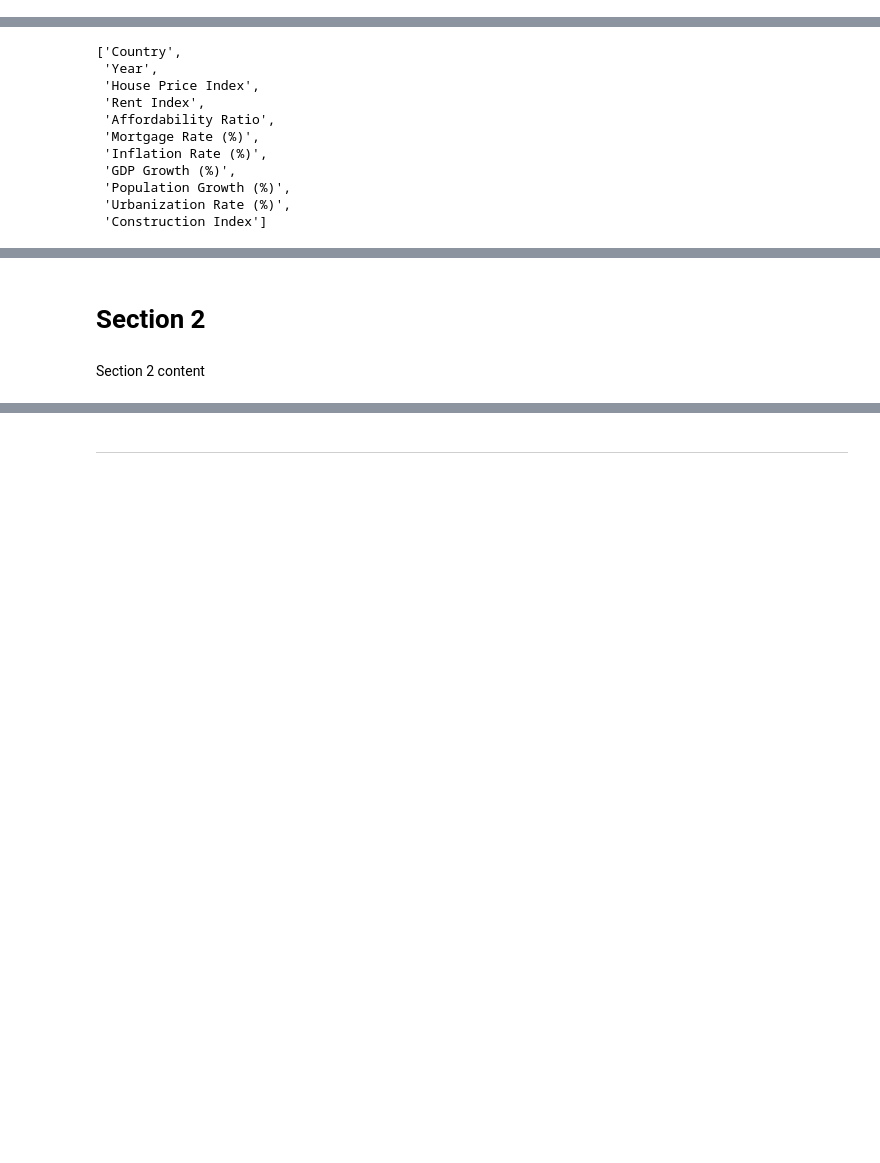
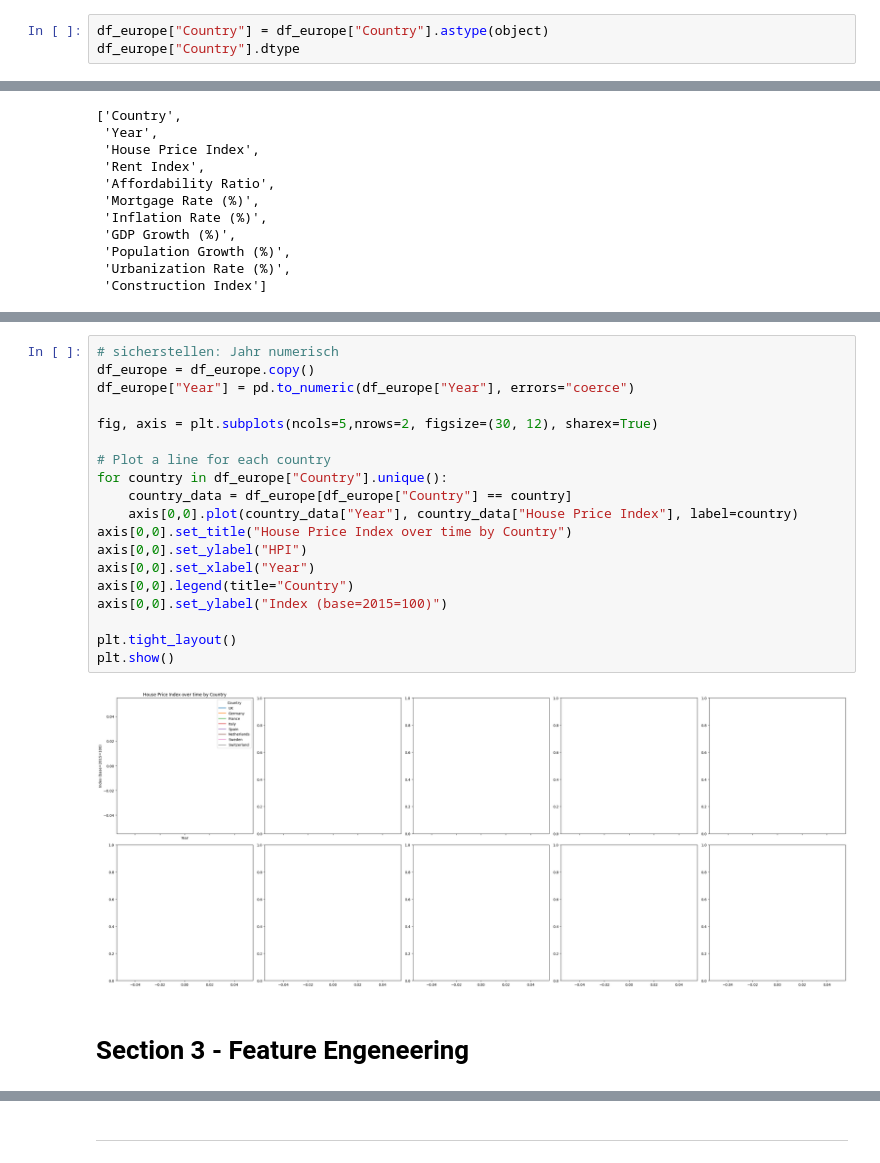
Before and after one commit to MaximilianKlein92/data_anaylsis_global_housing_market, a Jupyter notebook: jupyter_notebooks/ETL.ipynb, the cells around one changed output, grey strips where cells are left out. Drawn from its saved outputs; the diff is of its cells as text; blank space fills up the shorter version.

Commit message:
Finisched ETL still open is the feature engeneering

```diff
--- a/jupyter_notebooks/ETL.ipynb
+++ b/jupyter_notebooks/ETL.ipynb
@@ -162,3 +162,6 @@ df_europe["Year"].head(5)
 3    2018
 4    2019
 Name: Year, dtype: period[A-DEC]
+# %%
+df_europe["Country"] = df_europe["Country"].astype(object)
+df_europe["Country"].dtype
@@ -193,4 +260,23 @@ df_europe.columns.to_list()
+# %%
+# sicherstellen: Jahr numerisch
+df_europe = df_europe.copy()
+df_europe["Year"] = pd.to_numeric(df_europe["Year"], errors="coerce")
+
+fig, axis = plt.subplots(ncols=5,nrows=2, figsize=(30, 12), sharex=True)
+
+# Plot a line for each country
+for country in df_europe["Country"].unique():
+    country_data = df_europe[df_europe["Country"] == country]
+    axis[0,0].plot(country_data["Year"], country_data["House Price Index"], label=country)
+axis[0,0].set_title("House Price Index over time by Country")
+axis[0,0].set_ylabel("HPI")
+axis[0,0].set_xlabel("Year")
+axis[0,0].legend(title="Country")
+axis[0,0].set_ylabel("Index (base=2015=100)")
+
+plt.tight_layout()
+plt.show()
+# %% [output]
+[figure, added]
 # %% [markdown]
-# Section 2
+# Section 3 - Feature Engeneering
-# %% [markdown]
-Section 2 content
```
Also changed, not shown: parts of 10 cells of this notebook.
